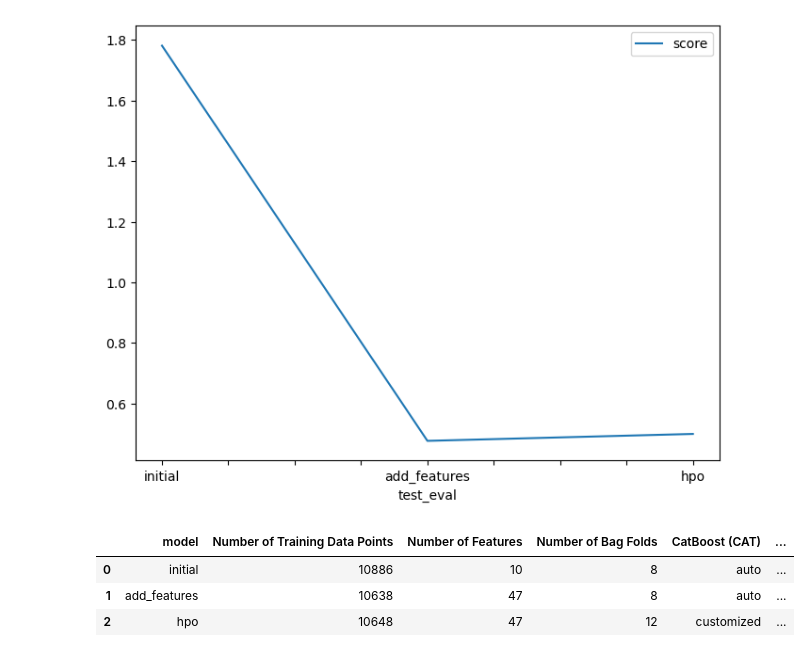
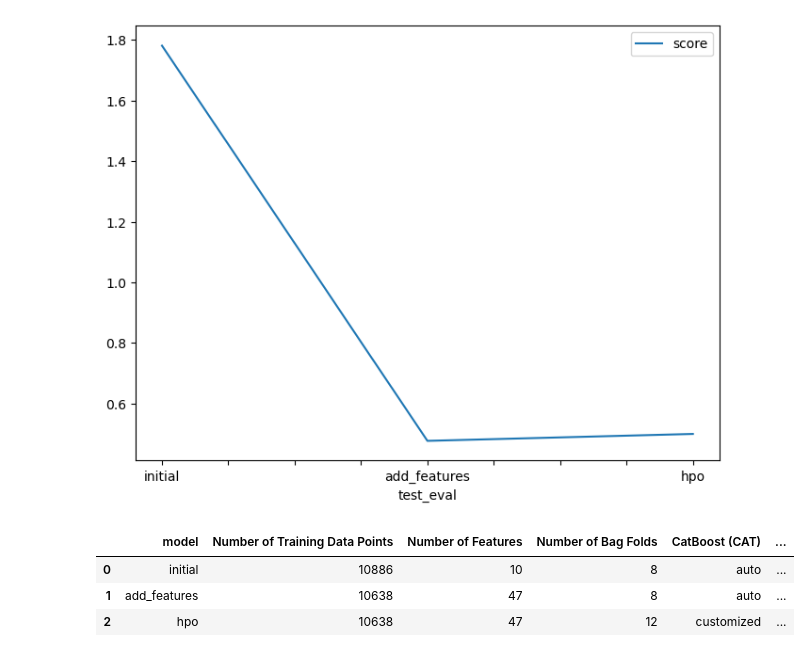
Before and after one commit to phwamy/Machine_Learning_Foundamentals, a Jupyter notebook: project1_predict-bike-demand-with-AutoGluon/project1-autogluon-notebook.ipynb, the cells around one changed output. Saved outputs shown, nothing was run; the diff lists cells and outputs as text; code cells hidden in the pictures.

```diff
--- a/project1_predict-bike-demand-with-AutoGluon/project1-autogluon-notebook.ipynb
+++ b/project1_predict-bike-demand-with-AutoGluon/project1-autogluon-notebook.ipynb
@@ -892,16 +878,16 @@ fig.savefig('model_test_score.png')
 # %%
 # The 3 hyperparameters we tuned with the kaggle score as the result
 pd.DataFrame({
     "model": ["initial", "add_features", "hpo"],
-    "Number of Training Data Points": [10886, 10638, 10648],
+    "Number of Training Data Points": [10886, 10638, 10638],
     "Number of Features": [10, 47, 47],
     "Number of Bag Folds": [8, 8, 12],
     "CatBoost (CAT)": ["auto", "auto", "customized"],
     "LightGBM (GBM)": ["auto", "auto", "customized"],
     "score": [1.7813 , 0.47655, 0.49941]
 })
 # %% [output]
 |  | model | Number of Training Data Points | Number of Features | Number of Bag Folds | CatBoost (CAT) | ... |
 | 0 | initial | 10886 | 10 | 8 | auto | ... |
 | 1 | add_features | 10638 | 47 | 8 | auto | ... |
-| 2 | hpo | 10648 | 47 | 12 | customized | ... |
+| 2 | hpo | 10638 | 47 | 12 | customized | ... |
```
Also changed, not shown: parts of 2 cells of this notebook, 5 other files.
